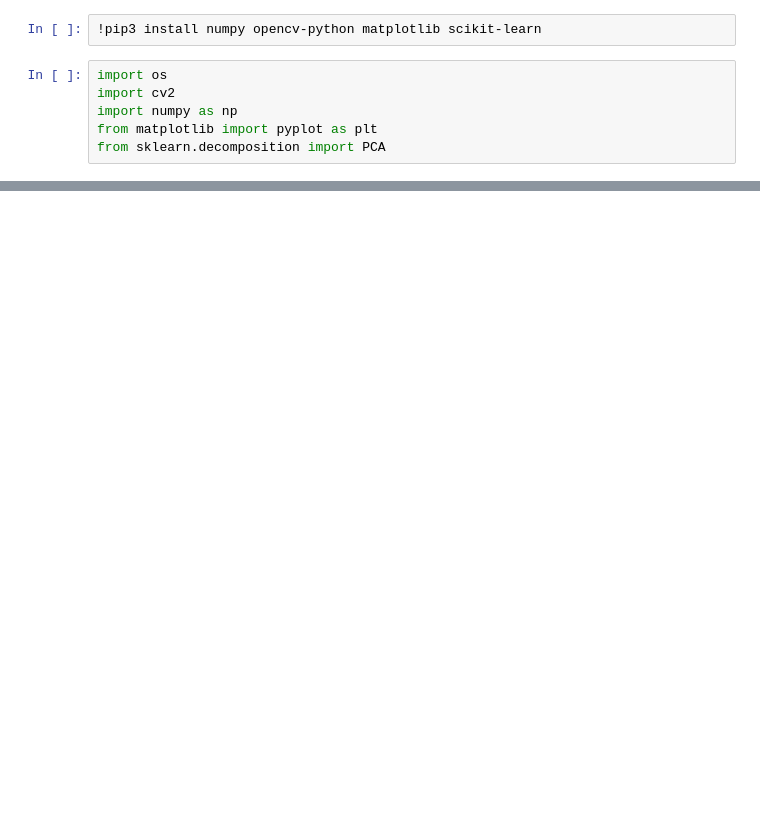
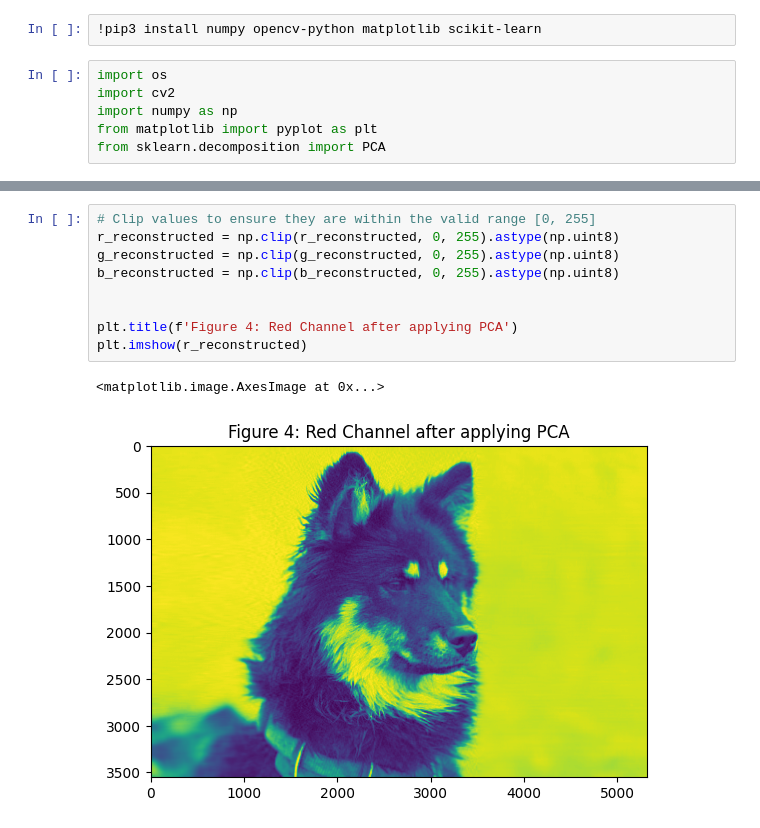
Before and after one commit to LChikry/PCA-image-classification-compression, a Jupyter notebook: implementation/colored_image_compr.ipynb, the cells around one changed output, grey strips where cells are left out. Drawn from its saved outputs; the diff is of its cells as text; blank space fills up the shorter version.

```diff
--- a/implementation/colored_image_compr.ipynb
+++ b/implementation/colored_image_compr.ipynb
@@ -16 +54,13 @@ org_img.shape
+# %%
+# Clip values to ensure they are within the valid range [0, 255]
+r_reconstructed = np.clip(r_reconstructed, 0, 255).astype(np.uint8)
+g_reconstructed = np.clip(g_reconstructed, 0, 255).astype(np.uint8)
+b_reconstructed = np.clip(b_reconstructed, 0, 255).astype(np.uint8)
+
+
+plt.title(f'Figure 4: Red Channel after applying PCA')
+plt.imshow(r_reconstructed)
+# %% [output]
+<matplotlib.image.AxesImage at 0x...>
+[figure, added]
 # %%
```
Also changed, not shown: parts of 5 cells of this notebook, 3 other files.
